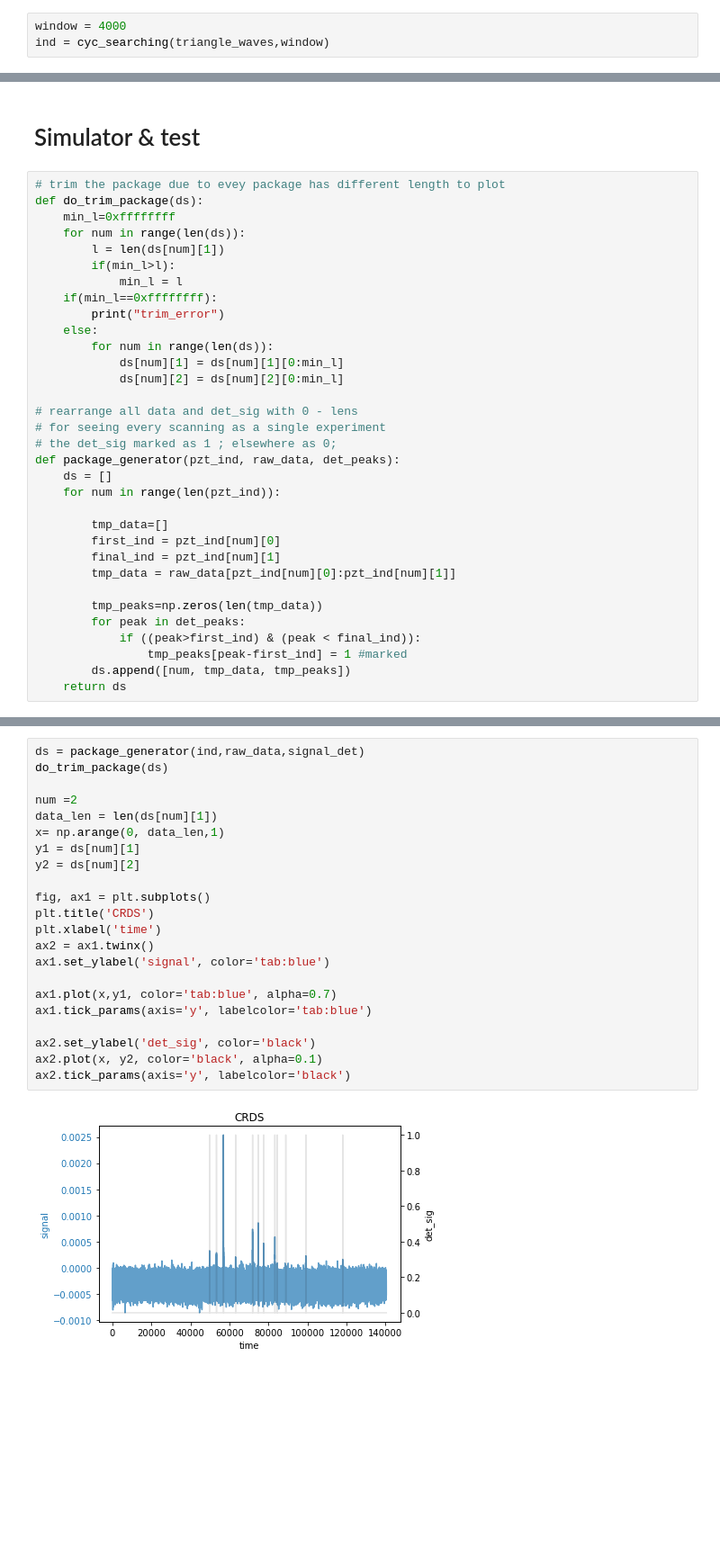
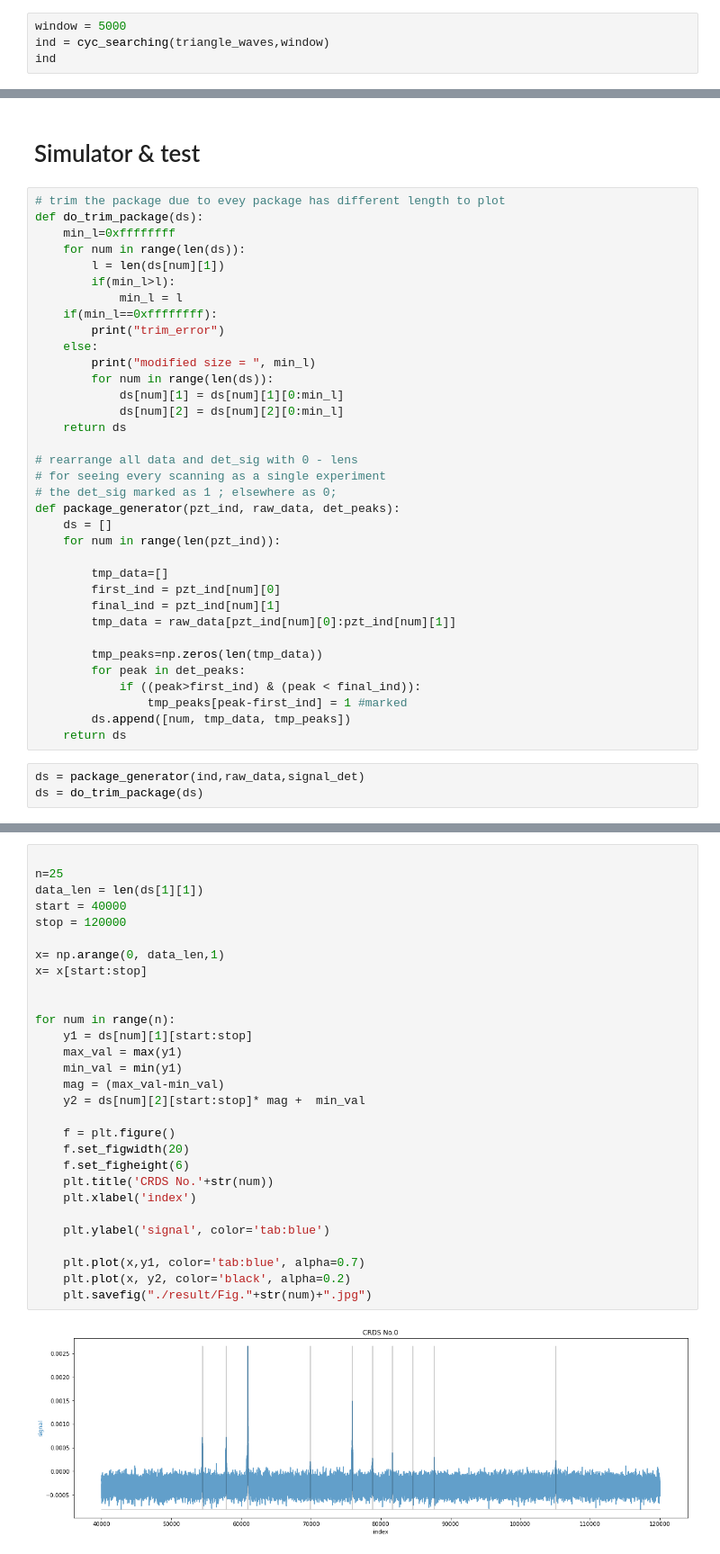
Before and after one commit to ccasas777/signal_det, a Jupyter notebook: analysis/test4.ipynb, the cells around one changed output, grey strips where cells are left out. Shown at 90% size. Saved outputs shown, nothing was run; the diff lists cells and outputs as text; blank space fills up the shorter version.

Commit message:
add result

```diff
--- a/analysis/test4.ipynb
+++ b/analysis/test4.ipynb
@@ -78,5 +76,6 @@ def cyc_searching (data,window):
 # %% [markdown]
 # Create pzt_index
 # %%
-window = 4000
+window = 5000
 ind = cyc_searching(triangle_waves,window)
+ind
@@ -98,9 +115,11 @@ def do_trim_package(ds):
     if(min_l==0xffffffff):
         print("trim_error")
     else:
+        print("modified size = ", min_l)
         for num in range(len(ds)):
             ds[num][1] = ds[num][1][0:min_l]
             ds[num][2] = ds[num][2][0:min_l]
+    return ds
 
 # rearrange all data and det_sig with 0 - lens
 # for seeing every scanning as a single experiment
@@ -120,3 +139,6 @@ def package_generator(pzt_ind, raw_data, det_peaks):
                 tmp_peaks[peak-first_ind] = 1 #marked
         ds.append([num, tmp_data, tmp_peaks])
     return ds
+# %%
+ds = package_generator(ind,raw_data,signal_det)
+ds = do_trim_package(ds)
@@ -123,24 +147,31 @@ def package_generator(pzt_ind, raw_data, det_peaks):
 # %%
-ds = package_generator(ind,raw_data,signal_det)
-do_trim_package(ds)
 
-num =2
-data_len = len(ds[num][1])
+n=25
+data_len = len(ds[1][1])
+start = 40000
+stop = 120000
+
 x= np.arange(0, data_len,1)
-y1 = ds[num][1]
-y2 = ds[num][2]
+x= x[start:stop]
 
-fig, ax1 = plt.subplots()
-plt.title('CRDS')
-plt.xlabel('time')
-ax2 = ax1.twinx()
-ax1.set_ylabel('signal', color='tab:blue')
 
-ax1.plot(x,y1, color='tab:blue', alpha=0.7)
-ax1.tick_params(axis='y', labelcolor='tab:blue')
+for num in range(n):
+    y1 = ds[num][1][start:stop]
+    max_val = max(y1)
+    min_val = min(y1)
+    mag = (max_val-min_val)
+    y2 = ds[num][2][start:stop]* mag +  min_val
 
-ax2.set_ylabel('det_sig', color='black')
-ax2.plot(x, y2, color='black', alpha=0.1)
-ax2.tick_params(axis='y', labelcolor='black')
+    f = plt.figure()
+    f.set_figwidth(20)
+    f.set_figheight(6)
+    plt.title('CRDS No.'+str(num))
+    plt.xlabel('index')
+
+    plt.ylabel('signal', color='tab:blue')
+
+    plt.plot(x,y1, color='tab:blue', alpha=0.7)
+    plt.plot(x, y2, color='black', alpha=0.2)
+    plt.savefig("./result/Fig."+str(num)+".jpg")
 # %% [output]
-[figure, old version]
+[figure, new version]
```
Also changed, not shown: parts of 16 cells of this notebook, 26 other files.
